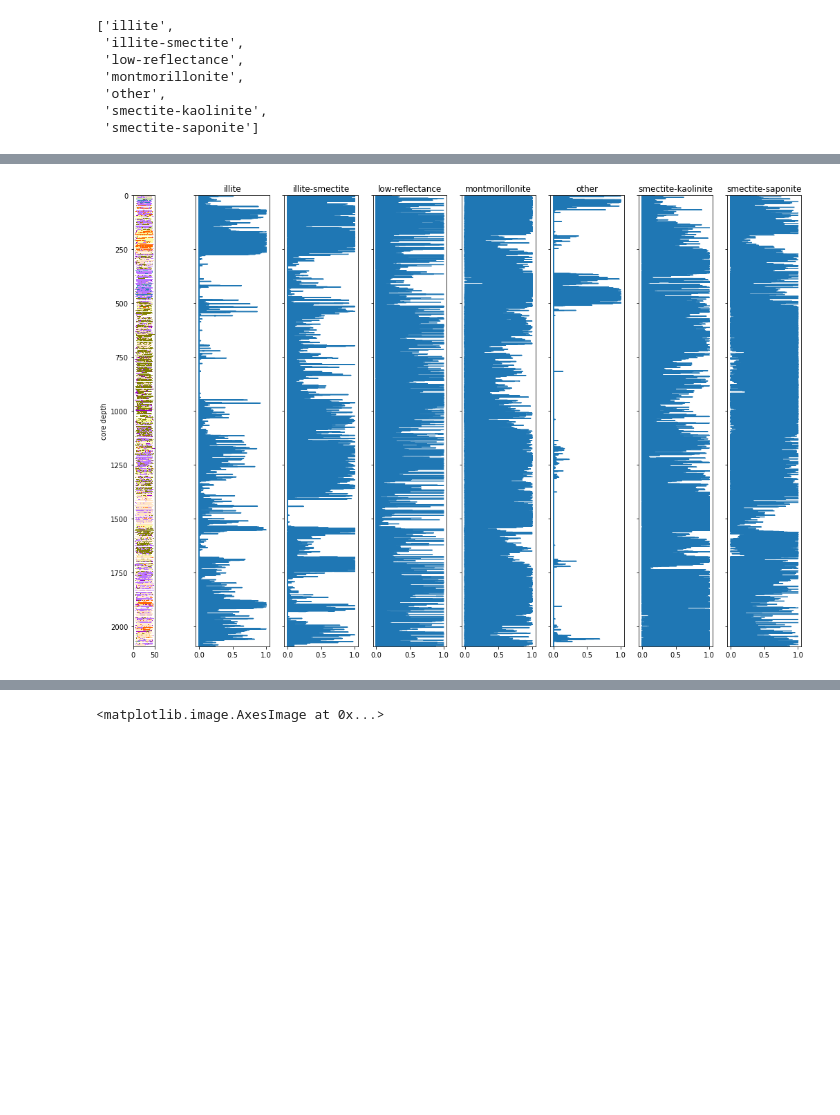
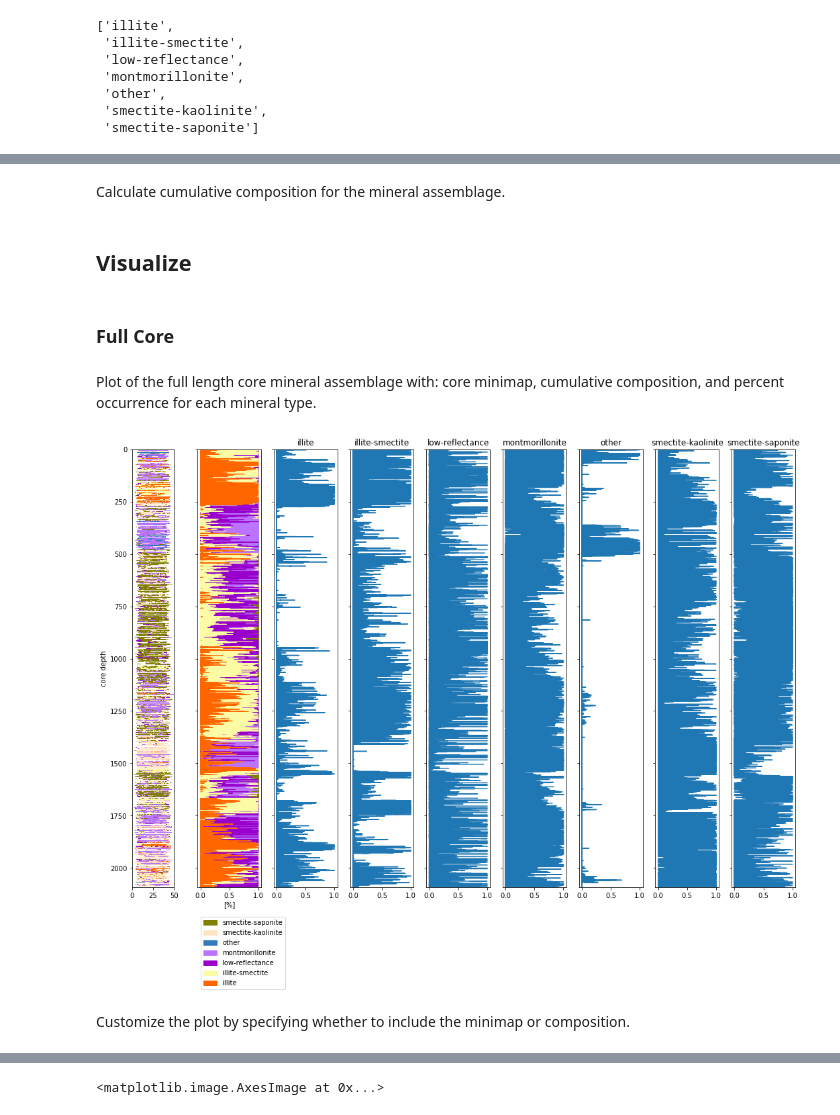
Before and after one commit to nchowes/digital-core, a Jupyter notebook: sandbox/nch/pHyperspecDatastore.ipynb, the cells around one changed output, grey strips where cells are left out. Cells and saved outputs as stored; diff of their text form; code cells hidden in the pictures; blank space fills up the shorter version.

```diff
--- a/sandbox/nch/pHyperspecDatastore.ipynb
+++ b/sandbox/nch/pHyperspecDatastore.ipynb
@@ -616,2 +652,2 @@ Extract features. Mineral composition prc per depth
 # %%
-ds.extract_features()
+ds.run_feature_extraction()
@@ -643,7 +685,19 @@ ds.features
 # %%
-ds.get_core_column()
+ds.run_corecolumn()
+# %% [markdown]
+Calculate cumulative composition for the mineral assemblage.
+# %%
+ds.run_composition()
+# %% [markdown]
+## Visualize
+# %% [markdown]
+### Full Core
+# %% [markdown]
+Plot of the full length core mineral assemblage with: core minimap, cumulative composition, and percent occurrence for each mineral type.
 # %%
-ax = ds.plot_core_features(minimap=True)
+ax = ds.plot_core_features(minimap=True, comp=True)
 # %% [output]
-[figure, old version]
+[figure, new version]
+# %% [markdown]
+Customize the plot by specifying whether to include the minimap or composition.
 # %%
```
Also changed, not shown: parts of 33 cells of this notebook, 1 other file.
